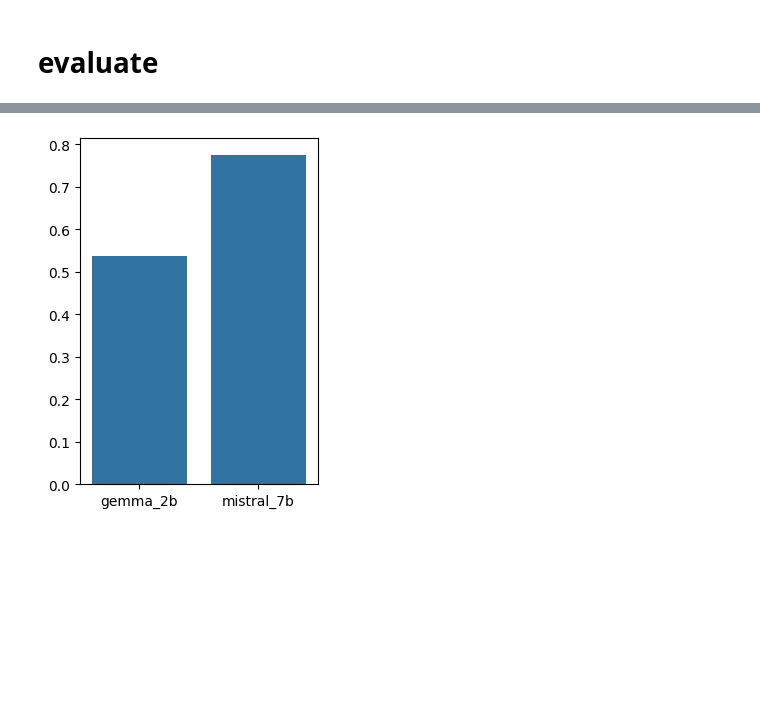
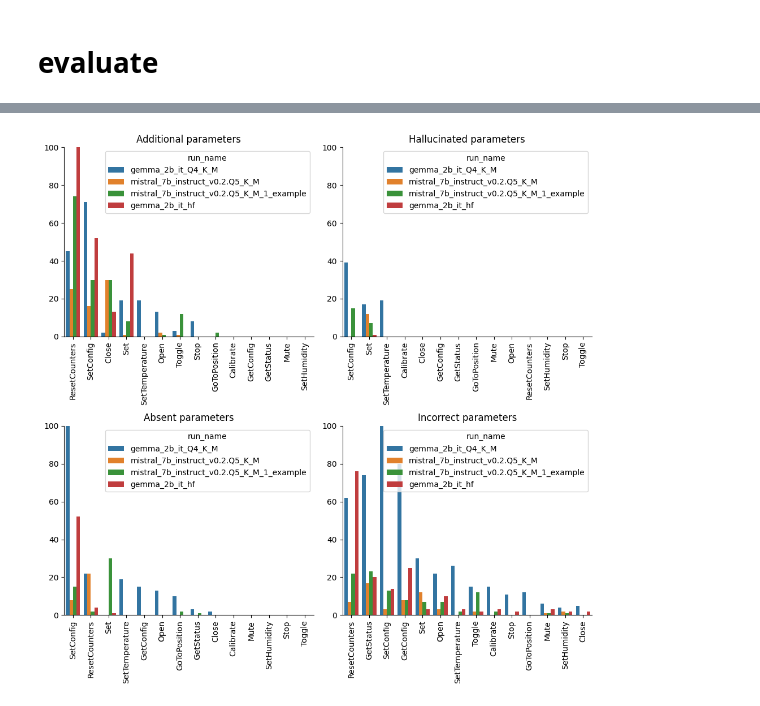
Before and after one commit to viktorpovazhuk/home_assistant_llm, a Jupyter notebook: validation.ipynb, the cells around one changed output, grey strips where cells are left out. Drawn from its saved outputs; the diff is of its cells as text; code cells hidden in the pictures; blank space fills up the shorter version.

Commit message:
Some changes in plotting Compared 2 output dfs

```diff
--- a/validation.ipynb
+++ b/validation.ipynb
@@ -486,10 +487,10 @@ def plot_fail_reasons(run_names):
     axs[1][1].set(xlabel='', ylabel='', title="Incorrect parameters", ylim=(0, ymax))
     axs[1][1].tick_params(axis='x', rotation=90)
 
-    axs[0][0].legend(labels=['gemma_2b', 'mistral_7b'])
-    axs[0][1].legend(labels=['gemma_2b', 'mistral_7b'])
-    axs[1][0].legend(labels=['gemma_2b', 'mistral_7b'])
-    axs[1][1].legend(labels=['gemma_2b', 'mistral_7b'])
+    # axs[0][0].legend(labels=['gemma_2b', 'mistral_7b'])
+    # axs[0][1].legend(labels=['gemma_2b', 'mistral_7b'])
+    # axs[1][0].legend(labels=['gemma_2b', 'mistral_7b'])
+    # axs[1][1].legend(labels=['gemma_2b', 'mistral_7b'])
 
     sns.despine()
     fig.tight_layout()
@@ -586,4 +591,4 @@ evaluate(gt_df, output_df, RUN_NAME, settings, save_intermediate=True)
 # %%
-plot_results(['gemma_2b_it_Q4_K_M', 'mistral_7b_instruct_v0.2.Q5_K_M'])
+plot_fail_reasons(['gemma_2b_it_Q4_K_M', 'mistral_7b_instruct_v0.2.Q5_K_M', 'gemma_2b_it_hf', 'mistral_7b_instruct_v0.2.Q5_K_M_1_example'])
 # %% [output]
-[figure, old version]
+[figure, new version]
```
Also changed, not shown: parts of 12 cells of this notebook.
